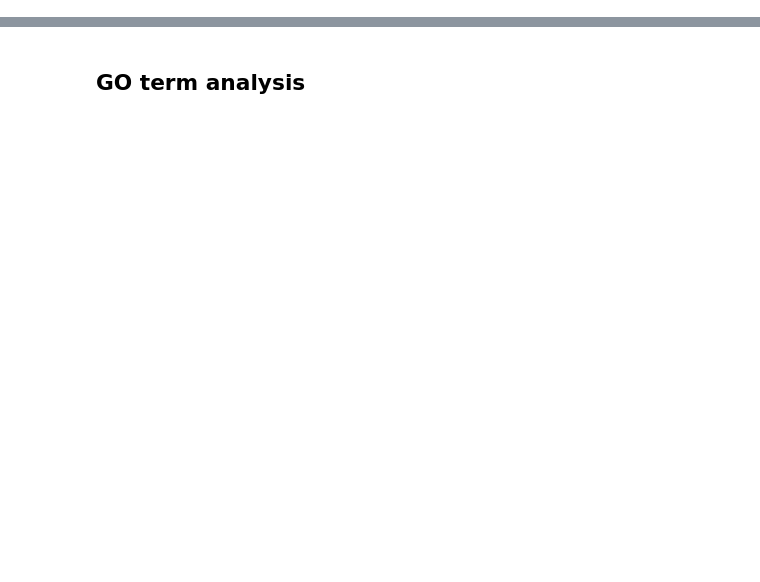
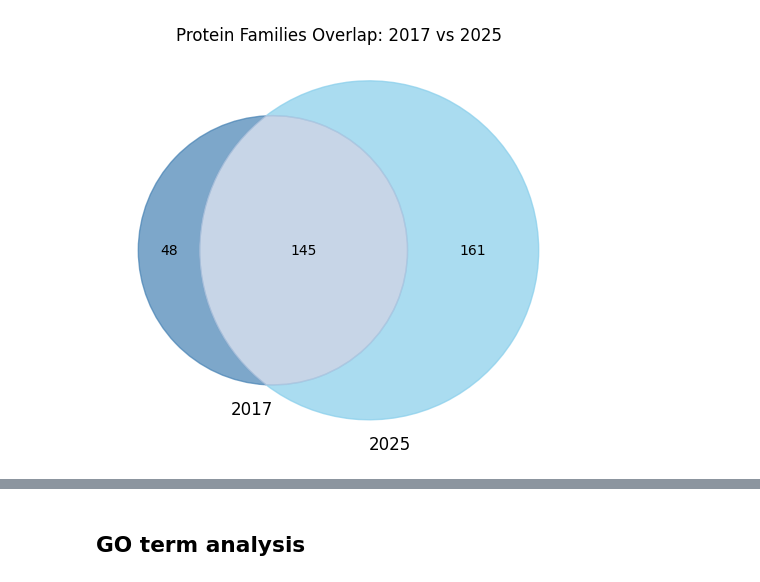
Before and after one commit to tsenoner/toxprot25, a Jupyter notebook: notebook/analysis_statistics.ipynb, the cells around one changed output, grey strips where cells are left out. Cells and saved outputs as stored; diff of their text form; code cells hidden in the pictures; blank space fills up the shorter version.

```diff
--- a/notebook/analysis_statistics.ipynb
+++ b/notebook/analysis_statistics.ipynb
@@ -111,3 +150,40 @@ plot_venn_for_year("../data/processed/toxprot_2017.csv", year_label="2017")
+# %%
+import matplotlib.pyplot as plt
+from matplotlib_venn import venn2
+
+# Compare protein families between 2017 and 2025
+import pandas as pd
+
+# Load data
+df_2017 = pd.read_csv("../data/processed/toxprot_2017.csv")
+df_2025 = pd.read_csv("../data/processed/toxprot_2025.csv")
+
+# Get sets of protein families (dropna to avoid NaNs)
+families_2017 = set(df_2017["Protein families"].dropna())
+families_2025 = set(df_2025["Protein families"].dropna())
+
+plt.figure(figsize=(6, 6))
+v = venn2(
+    [families_2017, families_2025],
+    set_labels=("2017", "2025"),
+)
+
+# Set colors: 2017 = steelblue, 2025 = #87CEEB, intersection = blend
+if v.get_patch_by_id("10"):
+    v.get_patch_by_id("10").set_color("steelblue")
+    v.get_patch_by_id("10").set_alpha(0.7)
+if v.get_patch_by_id("01"):
+    v.get_patch_by_id("01").set_color("#87CEEB")
+    v.get_patch_by_id("01").set_alpha(0.7)
+if v.get_patch_by_id("11"):
+    # Blend of steelblue and #87CEEB (light blue)
+    v.get_patch_by_id("11").set_color("#b0c4de")
+    v.get_patch_by_id("11").set_alpha(0.7)
+
+plt.title("Protein Families Overlap: 2017 vs 2025")
+plt.show()
+# %% [output]
+[figure, added]
 # %%
 # Choose dataset: change the file path for 2017 or 2025
 csv_path = "../data/processed/toxprot_2025.csv"
```
Also changed, not shown: parts of 12 cells of this notebook, 7 other files.
